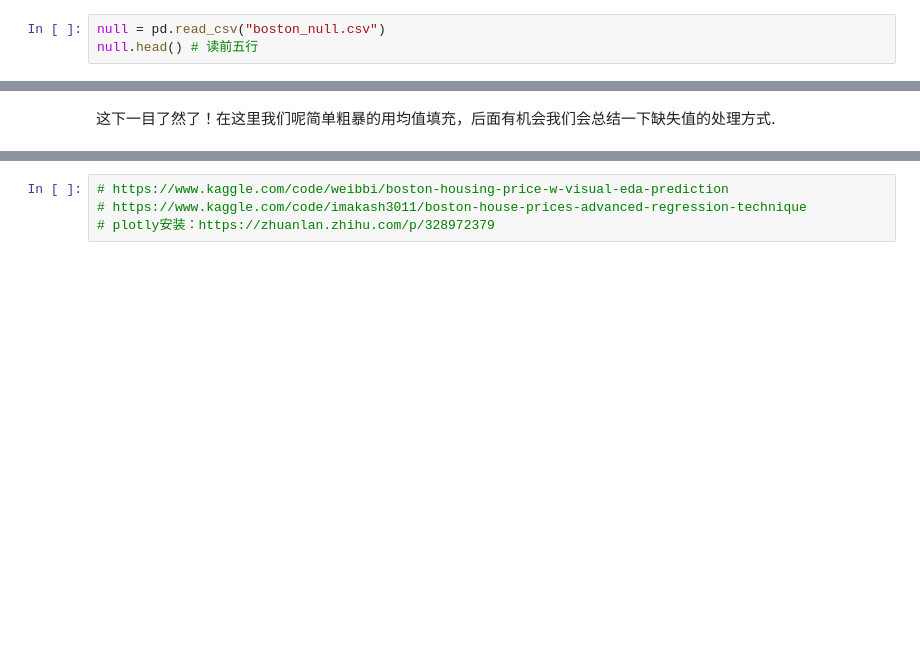
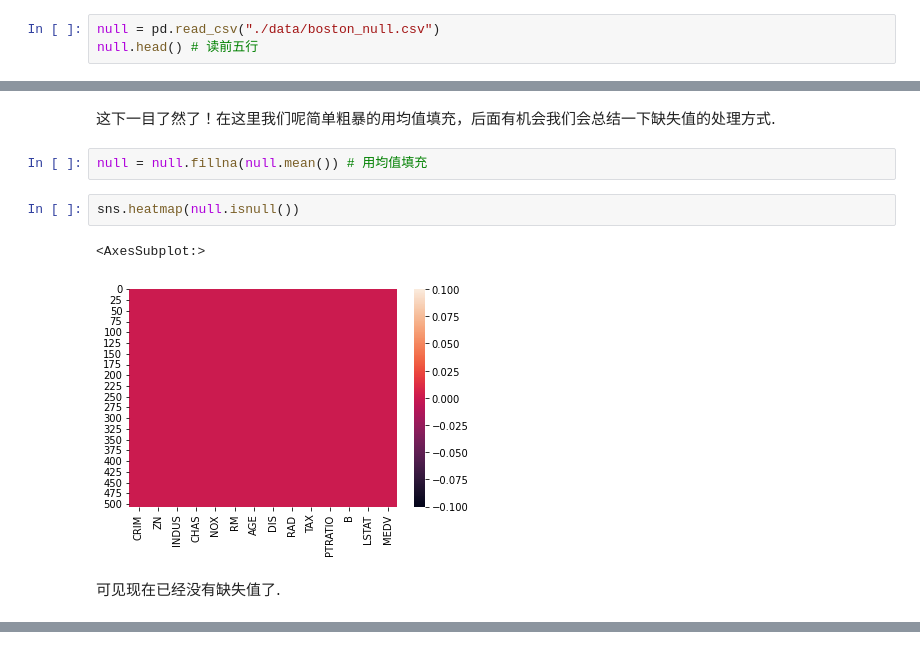
Before and after one commit to Git-Model/Modeling-Universe, a Jupyter notebook: Data-Story/Task1_EDA初体验/Task1：EDA初体验--波士顿房价分析.ipynb, the cells around one changed output, grey strips where cells are left out. Drawn from its saved outputs; the diff is of its cells as text; blank space fills up the shorter version.

````diff
--- a/Data-Story/Task1_EDA初体验/Task1：EDA初体验--波士顿房价分析.ipynb
+++ b/Data-Story/Task1_EDA初体验/Task1：EDA初体验--波士顿房价分析.ipynb
@@ -130,7 +119,7 @@ memory usage: 55.5 KB
 ### 缺失值处理
 为了给大家演示缺失值的处理，我们在Boston房价数据集的基础上手动删除了一些数据，来模拟数据的缺失，存为以```boston_null.csv```文件，下面以该文件进行讲解.
 # %%
-null = pd.read_csv("boston_null.csv")
+null = pd.read_csv("./data/boston_null.csv")
 null.head() # 读前五行
 # %% [output]
 |  | CRIM | ZN | INDUS | CHAS | NOX | RM | AGE | DIS | RAD | TAX | PTRATIO | ... |
@@ -288,13 +277,18 @@ df_stats(null)
 | 13 | MEDV | 0 | 0.000000 | 229 |
 # %% [markdown]
 这下一目了然了！在这里我们呢简单粗暴的用均值填充，后面有机会我们会总结一下缺失值的处理方式.
+# %%
+null = null.fillna(null.mean()) # 用均值填充
+# %%
+sns.heatmap(null.isnull())
+# %% [output]
+<AxesSubplot:>
+[figure, added]
+# %% [markdown]
+可见现在已经没有缺失值了.
 # %% [markdown]
 ### 变量分析
 
 <img src="./figures/1_2_特征分析思路.png">
 
 在变量分析中，我们延续了在概率论与数理统计中的研究思想.在概率论与数理统计中，我们首先研究了单变量随机变量的性质与特征刻画，研究透了之后，我们转而研究随机变量之间的关系. 在数据分析中亦是如此，我们会先分析一个变量的情况，包括但不限于：数据类型、分布情况、是否有离群值······；研究完单变量之后，转而研究变量之间的关系：相关性分析、分组统计···
-# %%
-# https://www.kaggle.com/code/weibbi/boston-housing-price-w-visual-eda-prediction
-# https://www.kaggle.com/code/imakash3011/boston-house-prices-advanced-regression-technique
-# plotly安装：https://zhuanlan.zhihu.com/p/328972379
````
Also changed, not shown: parts of 23 cells of this notebook, 2 other files.
